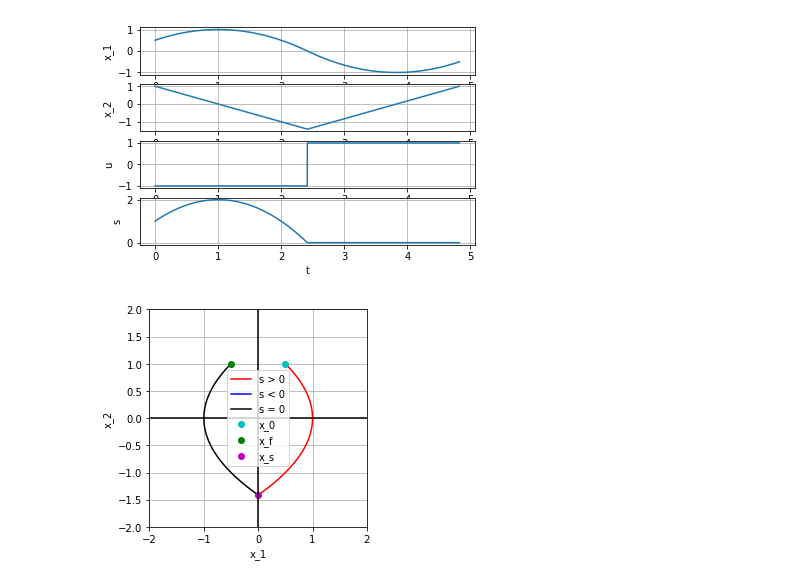
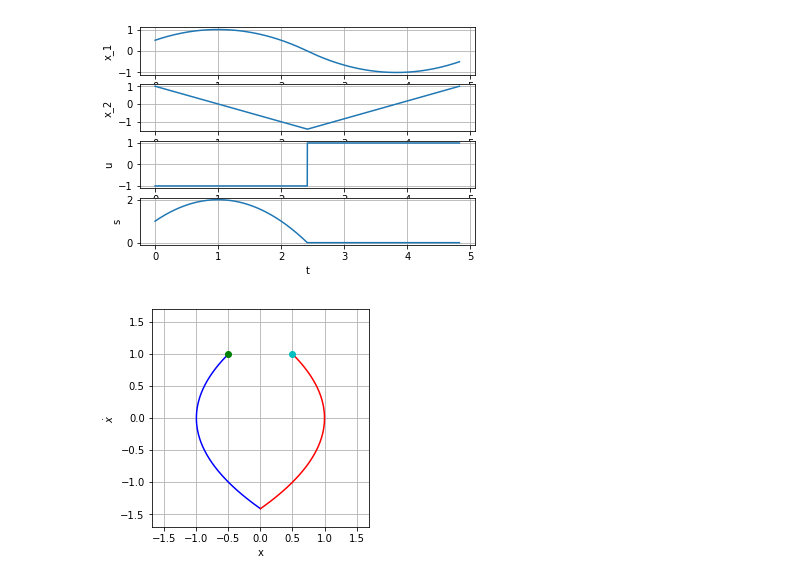
Before and after one commit to etpr/double_integrator, a Jupyter notebook: run_double_integrator.ipynb, the cells around one changed output. Drawn from its saved outputs; the diff is of its cells as text; code cells hidden in the pictures.

```diff
--- a/run_double_integrator.ipynb
+++ b/run_double_integrator.ipynb
@@ -2,54 +2,22 @@
 import matplotlib.pyplot as plt
 import numpy as np
 from double_integrator import DoubleIntegrator
-# %%
-x_10 = 0.5
-x_20 = 1.0
-x_1f = -0.5
-x_2f = 1.0
-
-di = DoubleIntegrator(u_sys_lim=1.0, dt=0.001)
-t_f, t_s, x_1s, x_2s, X, U, S, T = di.time_opt_control(x_10=x_10, x_20=x_20, x_1f=x_1f, x_2f=x_2f)
-
-plt.figure(1)
-ax = plt.subplot(411)
-ax.grid(True, which='both')
-plt.ylabel('x_1')
-plt.plot(T, X[:, 0])
-ax = plt.subplot(412)
-ax.grid(True, which='both')
-plt.ylabel('x_2')
-plt.plot(T, X[:, 1])
-ax = plt.subplot(413)
-ax.grid(True, which='both')
-plt.plot(T, U)
-plt.ylabel('u')
-ax = plt.subplot(414)
-ax.grid(True, which='both')
-plt.plot(T, S)
-plt.xlabel('t')
-plt.ylabel('s')
-
-plt.figure(2)
-di.draw(X, S)
-plt.plot(x_10, x_20, 'co')
-plt.plot(x_1f, x_2f, 'go')
-plt.plot(x_1s, x_2s, 'mo')
-plt.legend(["s > 0", "s < 0", "s = 0", 'x_0', 'x_f', 'x_s'])
-plt.ylim([-2, 2])
-plt.xlim([-2, 2])
-ax = plt.gca()
-ax.set_aspect('equal')
-ax.grid(True, which='both')
-ax.axhline(y=0, color='k')
-ax.axvline(x=0, color='k')
-plt.xlabel('x_1')
-plt.ylabel('x_2')
-
-plt.show()
-# %% [output]
-[figure, removed]
-[figure, removed]
+# %%
+x_0 = np.array([0.5, 1.0])
+x_f = np.array([-0.5, 1.0])
+
+di = DoubleIntegrator(u_sys_lim=1.0, dt=0.001)
+res, traj = di.time_opt_control(x_0=x_0, x_f=x_f)
+
+plt.figure(1)
+traj.plot_traj()
+
+plt.figure(2)
+traj.plot_phase()
+plt.show()
+# %% [output]
+[figure, added]
+[figure, added]
 # %%
 di = DoubleIntegrator(u_sys_lim=1, dt=0.01)
 n = 5
```
Also changed, not shown: parts of 5 cells of this notebook, 9 other files.
